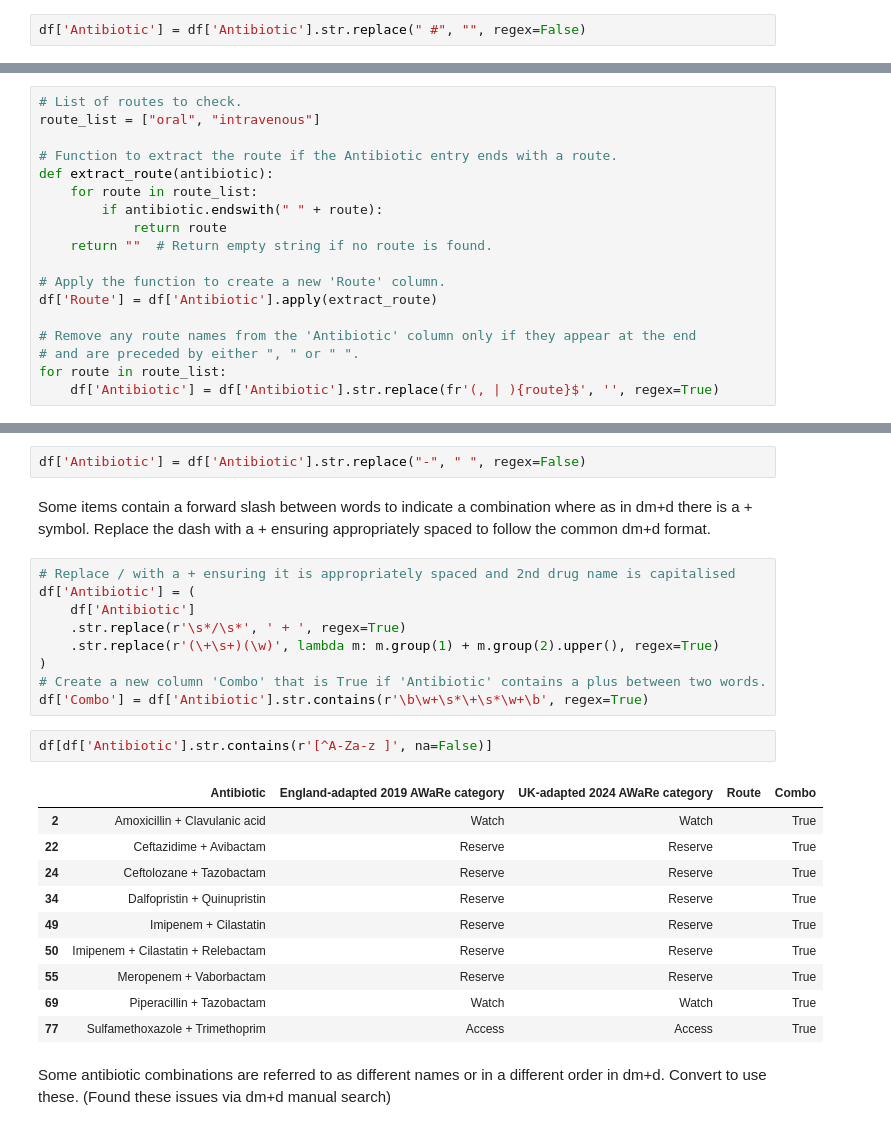
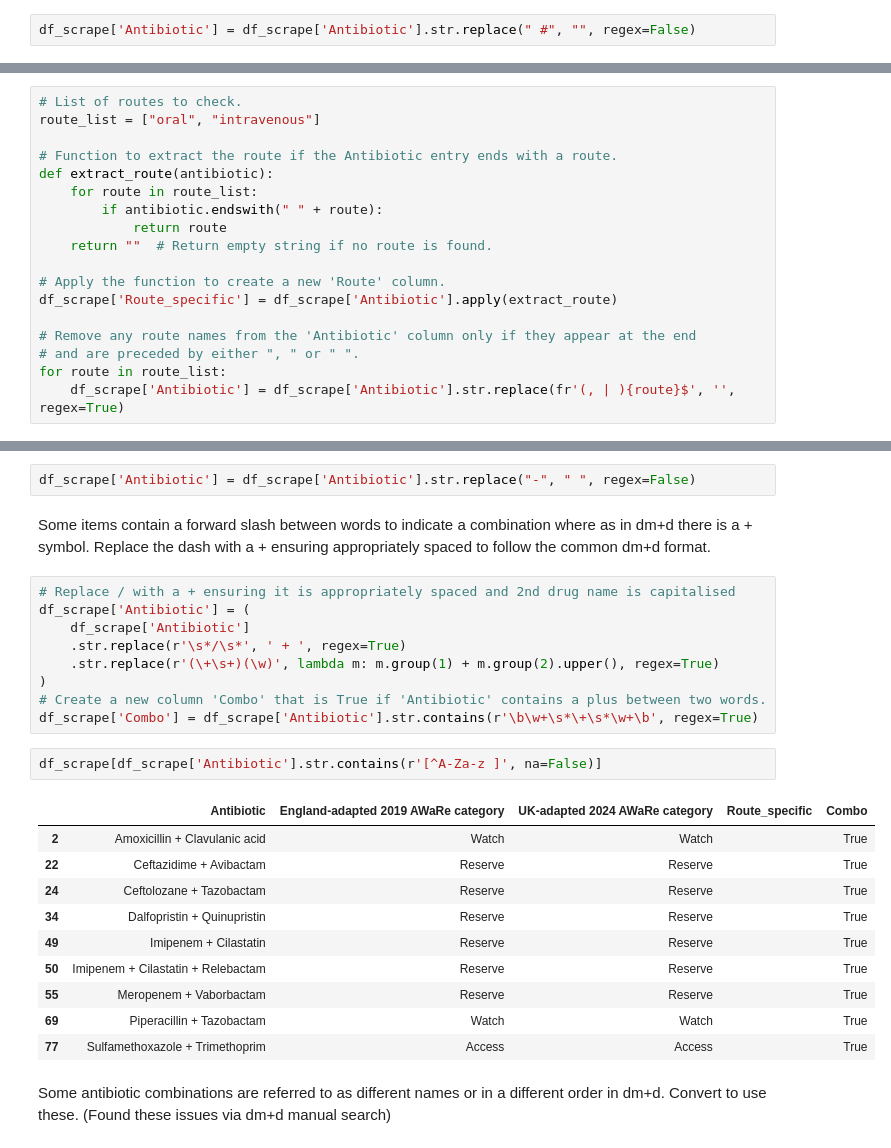
Before and after one commit to chrisjwood16/AWaRe_to_dmd, a Jupyter notebook: notebooks/AWaRe to dm+d.ipynb, the cells around one changed output, grey strips where cells are left out. Drawn from its saved outputs; the diff is of its cells as text.

```diff
--- a/notebooks/AWaRe to dm+d.ipynb
+++ b/notebooks/AWaRe to dm+d.ipynb
@@ -44,7 +44,7 @@ The list contains some characters or identifiers that could break matching, we n
 # %% [markdown]
 The # symbol is used to denote where category has changed, remove this
 # %%
-df['Antibiotic'] = df['Antibiotic'].str.replace(" #", "", regex=False)
+df_scrape['Antibiotic'] = df_scrape['Antibiotic'].str.replace(" #", "", regex=False)
 # %% [markdown]
 We can review remaining rows that contain non-alphabetical characters
 # %%
@@ -82,10 +82,10 @@ def extract_route(antibiotic):
     return ""  # Return empty string if no route is found.
 
 # Apply the function to create a new 'Route' column.
-df['Route'] = df['Antibiotic'].apply(extract_route)
+df_scrape['Route_specific'] = df_scrape['Antibiotic'].apply(extract_route)
 
 # Remove any route names from the 'Antibiotic' column only if they appear at the end
 # and are preceded by either ", " or " ".
 for route in route_list:
-    df['Antibiotic'] = df['Antibiotic'].str.replace(fr'(, | ){route}$', '', regex=True)
+    df_scrape['Antibiotic'] = df_scrape['Antibiotic'].str.replace(fr'(, | ){route}$', '', regex=True)
 # %%
@@ -108,22 +108,22 @@ df[df['Antibiotic'].str.contains(r'[^A-Za-z ]', na=False)]
 # %% [markdown]
 Some items contain a dash between words where as in dm+d there is a space. Replace the dash with a space to follow the common format.
 # %%
-df['Antibiotic'] = df['Antibiotic'].str.replace("-", " ", regex=False)
+df_scrape['Antibiotic'] = df_scrape['Antibiotic'].str.replace("-", " ", regex=False)
 # %% [markdown]
 Some items contain a forward slash between words to indicate a combination where as in dm+d there is a + symbol. Replace the dash with a + ensuring appropriately spaced to follow the common dm+d format.
 # %%
 # Replace / with a + ensuring it is appropriately spaced and 2nd drug name is capitalised
-df['Antibiotic'] = (
-    df['Antibiotic']
+df_scrape['Antibiotic'] = (
+    df_scrape['Antibiotic']
     .str.replace(r'\s*/\s*', ' + ', regex=True)
     .str.replace(r'(\+\s+)(\w)', lambda m: m.group(1) + m.group(2).upper(), regex=True)
 )
 # Create a new column 'Combo' that is True if 'Antibiotic' contains a plus between two words.
-df['Combo'] = df['Antibiotic'].str.contains(r'\b\w+\s*\+\s*\w+\b', regex=True)
+df_scrape['Combo'] = df_scrape['Antibiotic'].str.contains(r'\b\w+\s*\+\s*\w+\b', regex=True)
 # %%
-df[df['Antibiotic'].str.contains(r'[^A-Za-z ]', na=False)]
+df_scrape[df_scrape['Antibiotic'].str.contains(r'[^A-Za-z ]', na=False)]
 # %% [output]
-|  | Antibiotic | England-adapted 2019 AWaRe category | UK-adapted 2024 AWaRe category | Route | Combo |
+|  | Antibiotic | England-adapted 2019 AWaRe category | UK-adapted 2024 AWaRe category | Route_specific | Combo |
 | 2 | Amoxicillin + Clavulanic acid | Watch | Watch |  | True |
 | 22 | Ceftazidime + Avibactam | Reserve | Reserve |  | True |
 | 24 | Ceftolozane + Tazobactam | Reserve | Reserve |  | True |
```
Also changed, not shown: parts of 54 cells of this notebook, 4 other files.
